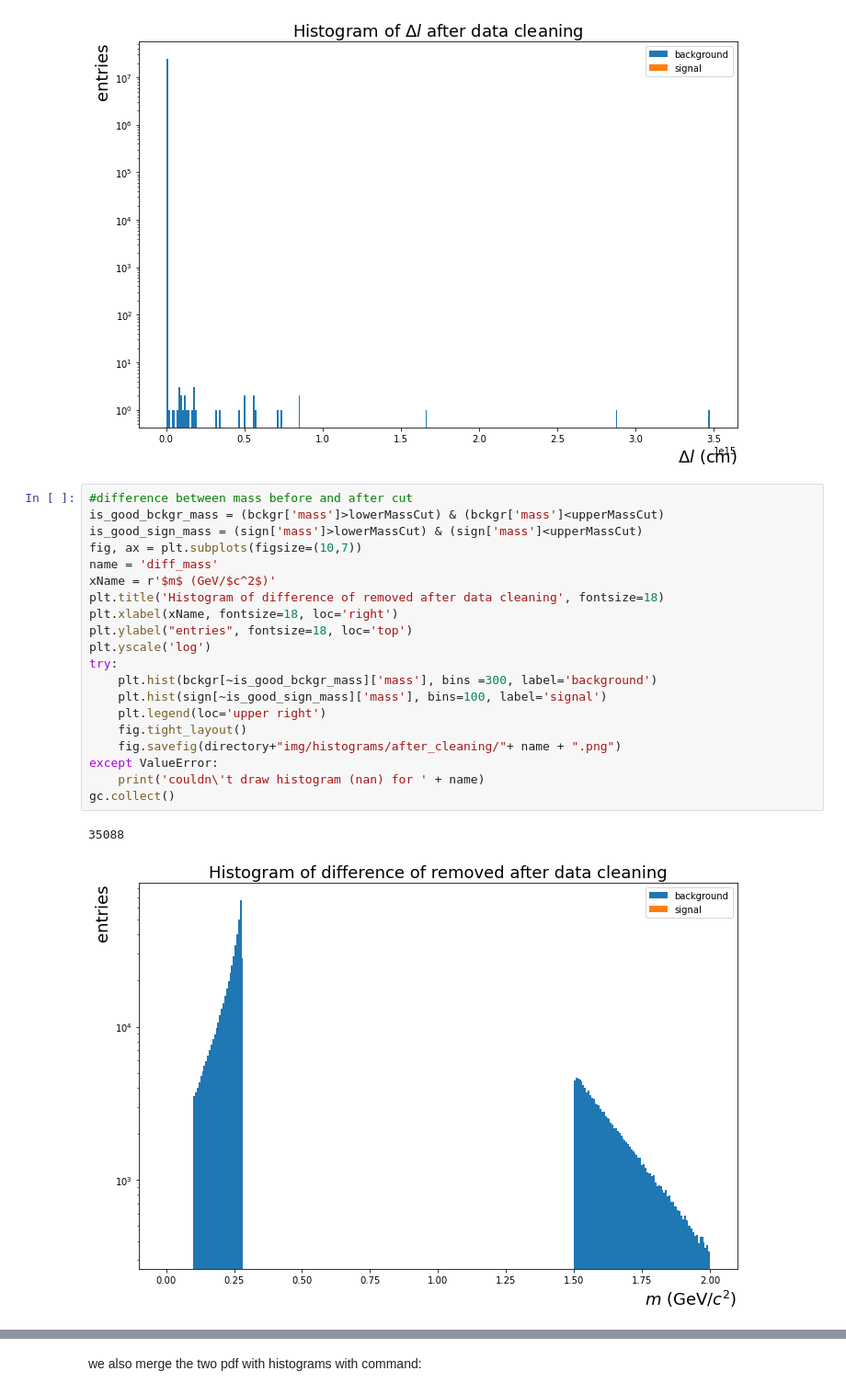
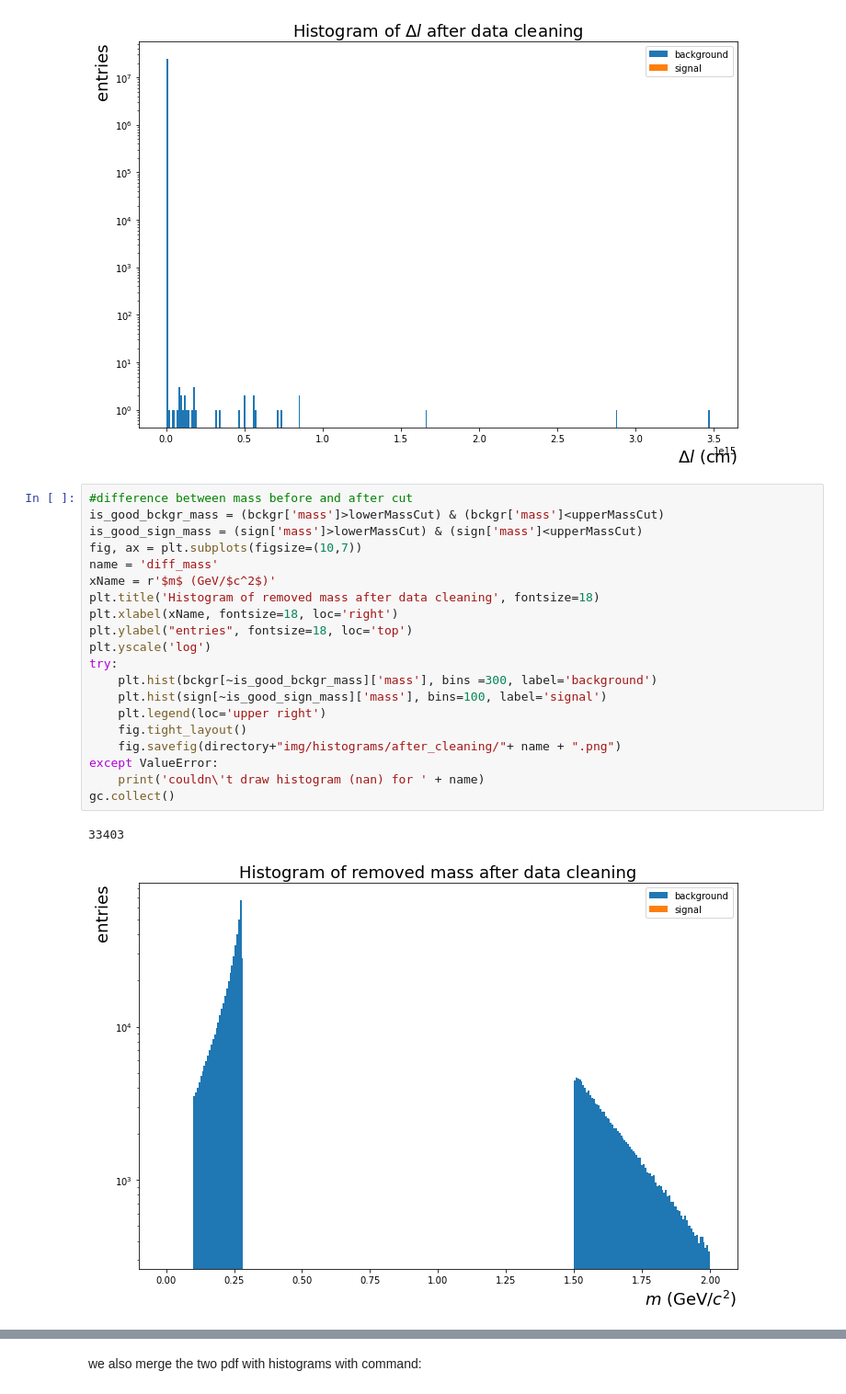
Before and after one commit to julnow/JupyterNotebooks, a Jupyter notebook: kaon_correlations_p1.ipynb, the cells around one changed output, grey strips where cells are left out. Shown at 92% size. Cells and saved outputs as stored; diff of their text form.

```diff
--- a/kaon_correlations_p1.ipynb
+++ b/kaon_correlations_p1.ipynb
@@ -425,26 +425,26 @@ gc.collect()
 # %%
 #difference between mass before and after cut
 is_good_bckgr_mass = (bckgr['mass']>lowerMassCut) & (bckgr['mass']<upperMassCut)
 is_good_sign_mass = (sign['mass']>lowerMassCut) & (sign['mass']<upperMassCut)
 fig, ax = plt.subplots(figsize=(10,7))
 name = 'diff_mass'
 xName = r'$m$ (GeV/$c^2$)'
-plt.title('Histogram of difference of removed after data cleaning', fontsize=18)
+plt.title('Histogram of removed mass after data cleaning', fontsize=18)
 plt.xlabel(xName, fontsize=18, loc='right')
 plt.ylabel("entries", fontsize=18, loc='top')
 plt.yscale('log')
 try:
     plt.hist(bckgr[~is_good_bckgr_mass]['mass'], bins =300, label='background')
     plt.hist(sign[~is_good_sign_mass]['mass'], bins=100, label='signal')
     plt.legend(loc='upper right')
     fig.tight_layout()
     fig.savefig(directory+"img/histograms/after_cleaning/"+ name + ".png")
 except ValueError:
     print('couldn\'t draw histogram (nan) for ' + name)
 gc.collect()
 # %% [output]
-35088
+33403
-[figure, old version]
+[figure, new version]
 # %%
 #difference between p before and after cut
 is_good_bckgr_mom = (bckgr['pz'] > pzLowerCut) & (bckgr['p']<pUpperCut) & (bckgr['pT']<ptUpperCut)
```
Also changed, not shown: parts of 2 cells of this notebook, 3 other files.
